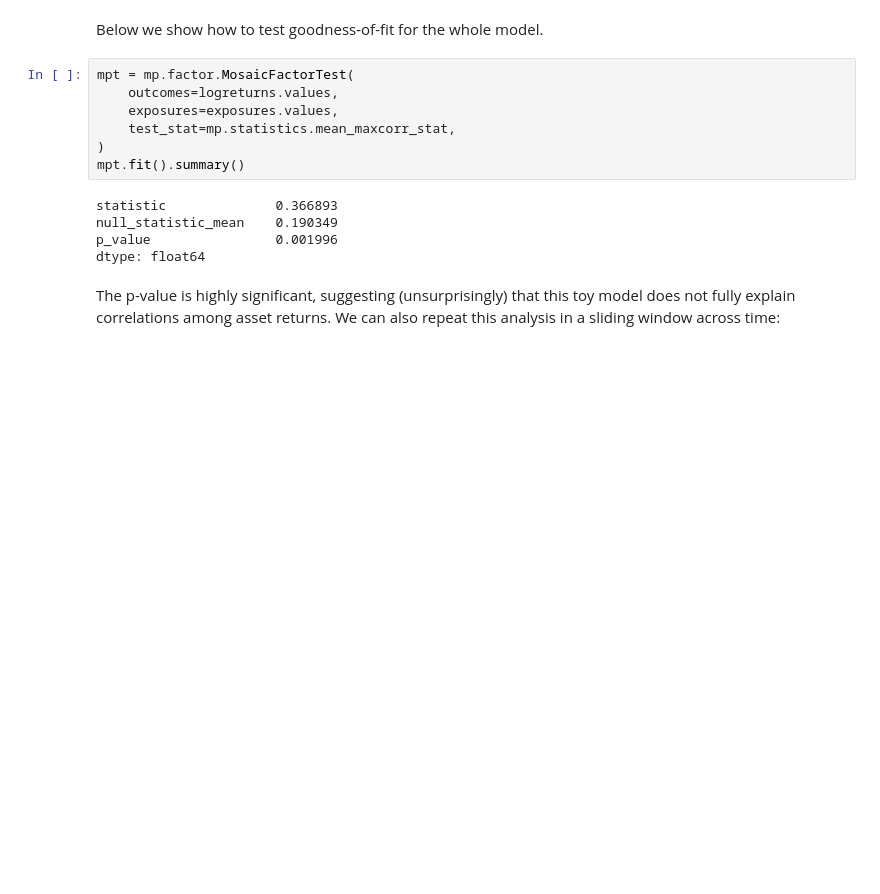
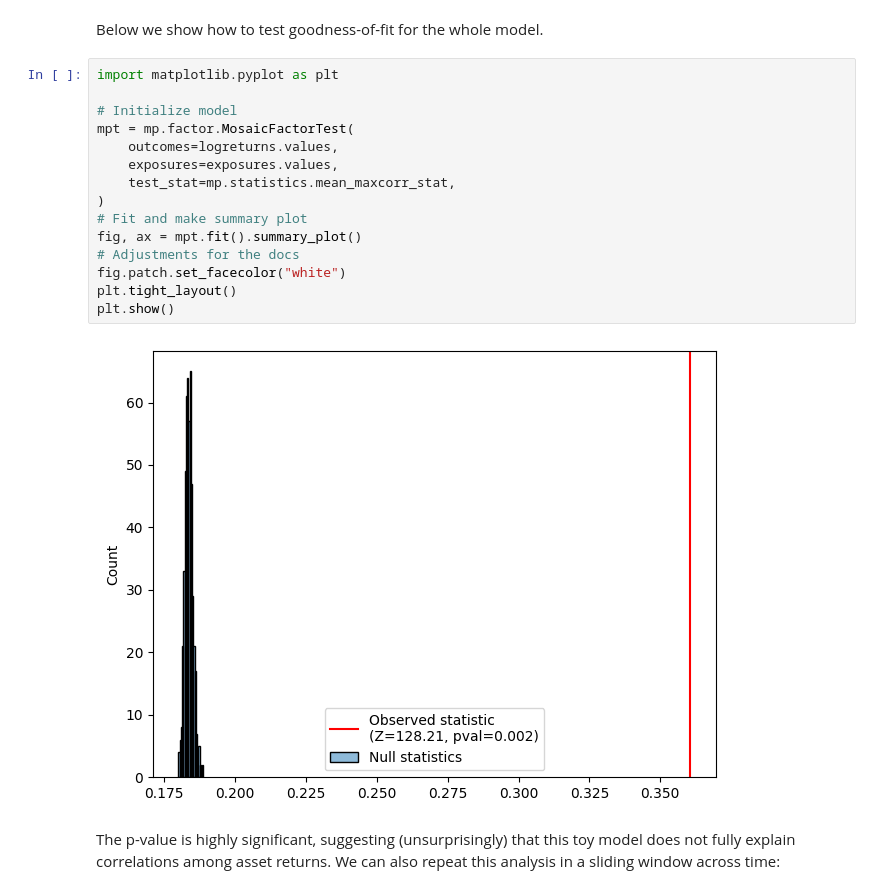
Before and after one commit to amspector100/mosaicperm, a Jupyter notebook: docs/source/factor_tutorial.ipynb, the cells around one changed output. Saved outputs shown, nothing was run; the diff lists cells and outputs as text; blank space fills up the shorter version.

```diff
--- a/docs/source/factor_tutorial.ipynb
+++ b/docs/source/factor_tutorial.ipynb
@@ -89,17 +89,22 @@ print(exposures.iloc[:, 0:3].head().to_markdown())
 # %% [markdown]
 Below we show how to test goodness-of-fit for the whole model.
 # %%
+import matplotlib.pyplot as plt
+
+# Initialize model
 mpt = mp.factor.MosaicFactorTest(
     outcomes=logreturns.values,
     exposures=exposures.values,
     test_stat=mp.statistics.mean_maxcorr_stat,
 )
-mpt.fit().summary()
+# Fit and make summary plot
+fig, ax = mpt.fit().summary_plot()
+# Adjustments for the docs
+fig.patch.set_facecolor("white")
+plt.tight_layout()
+plt.show()
 # %% [output]
-statistic              0.366893
-null_statistic_mean    0.190349
-p_value                0.001996
-dtype: float64
+[figure, added]
 # %% [markdown]
 The p-value is highly significant, suggesting (unsurprisingly) that this toy model does not fully explain correlations among asset returns. We can also repeat this analysis in a sliding window across time:
 # %%
```
Also changed, not shown: parts of 5 cells of this notebook, 12 other files.
